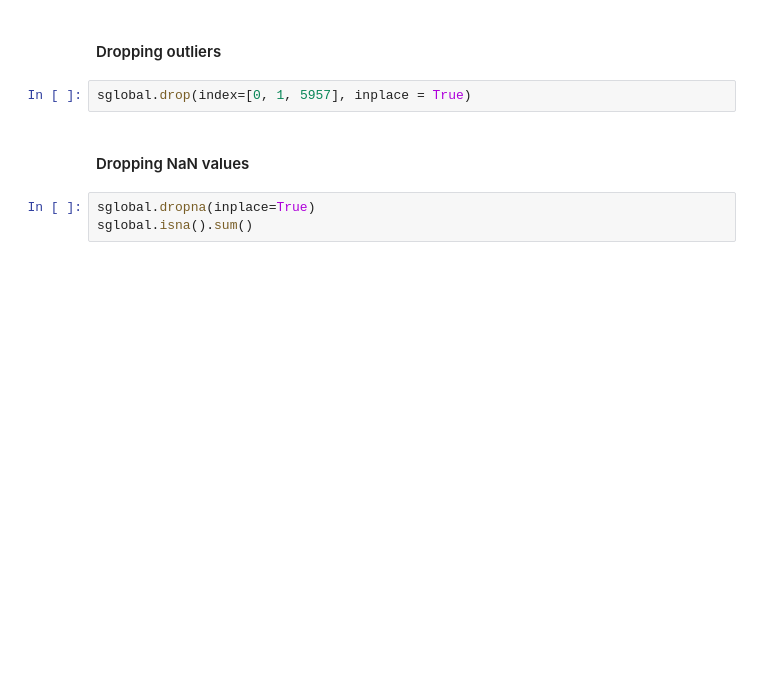
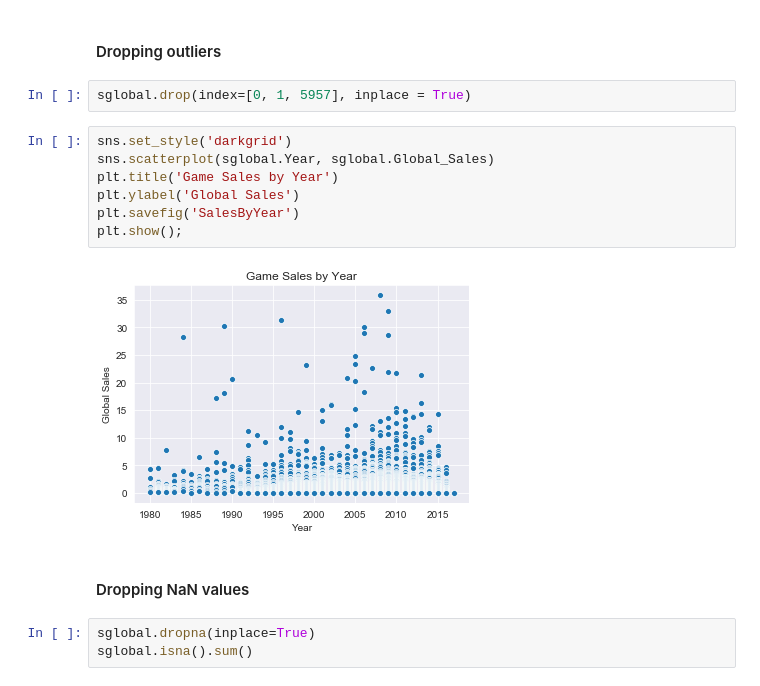
Before and after one commit to RCKettel/CapstoneProject, a Jupyter notebook: Projects/FinalNotebook.ipynb, the cells around one changed output. Drawn from its saved outputs; the diff is of its cells as text; blank space fills up the shorter version.

Commit message:
better scatter plot

```diff
--- a/Projects/FinalNotebook.ipynb
+++ b/Projects/FinalNotebook.ipynb
@@ -86,6 +86,15 @@ sglobal.head()
 #### Dropping outliers
 # %%
 sglobal.drop(index=[0, 1, 5957], inplace = True)
+# %%
+sns.set_style('darkgrid')
+sns.scatterplot(sglobal.Year, sglobal.Global_Sales)
+plt.title('Game Sales by Year')
+plt.ylabel('Global Sales')
+plt.savefig('SalesByYear')
+plt.show();
+# %% [output]
+[figure, added]
 # %% [markdown]
 #### Dropping NaN values
 # %%
```
Also changed, not shown: parts of 9 cells of this notebook, 4 other files.
